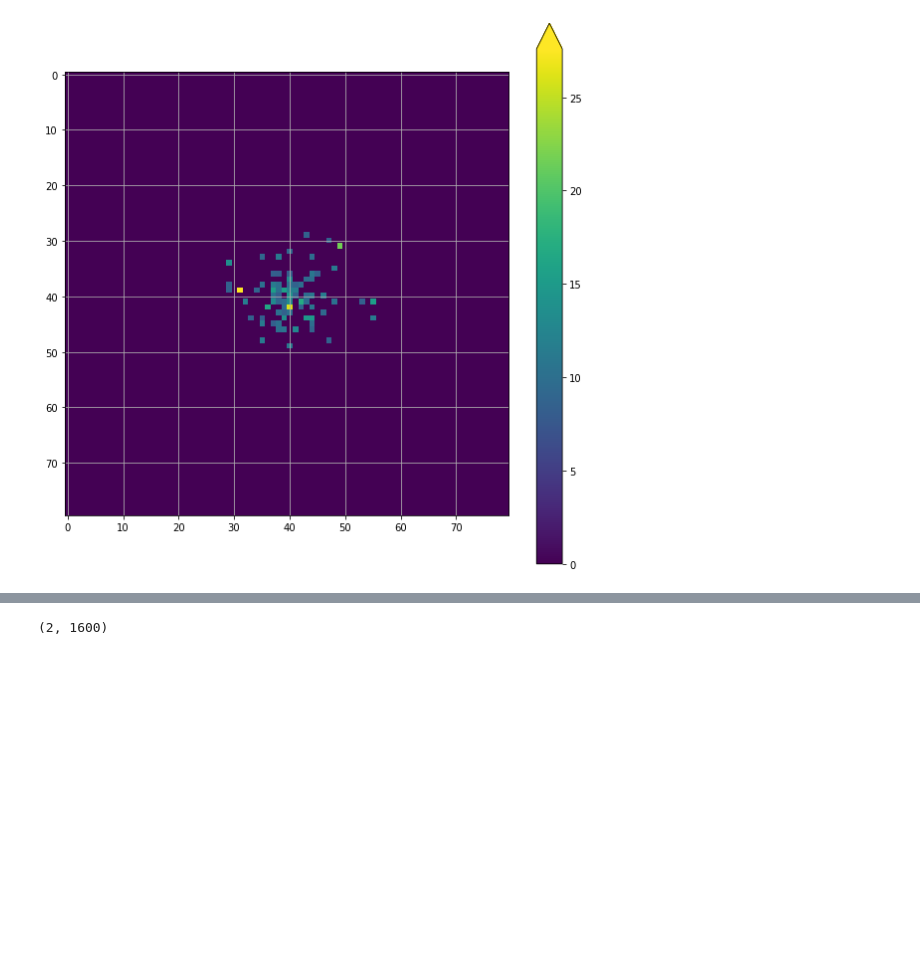
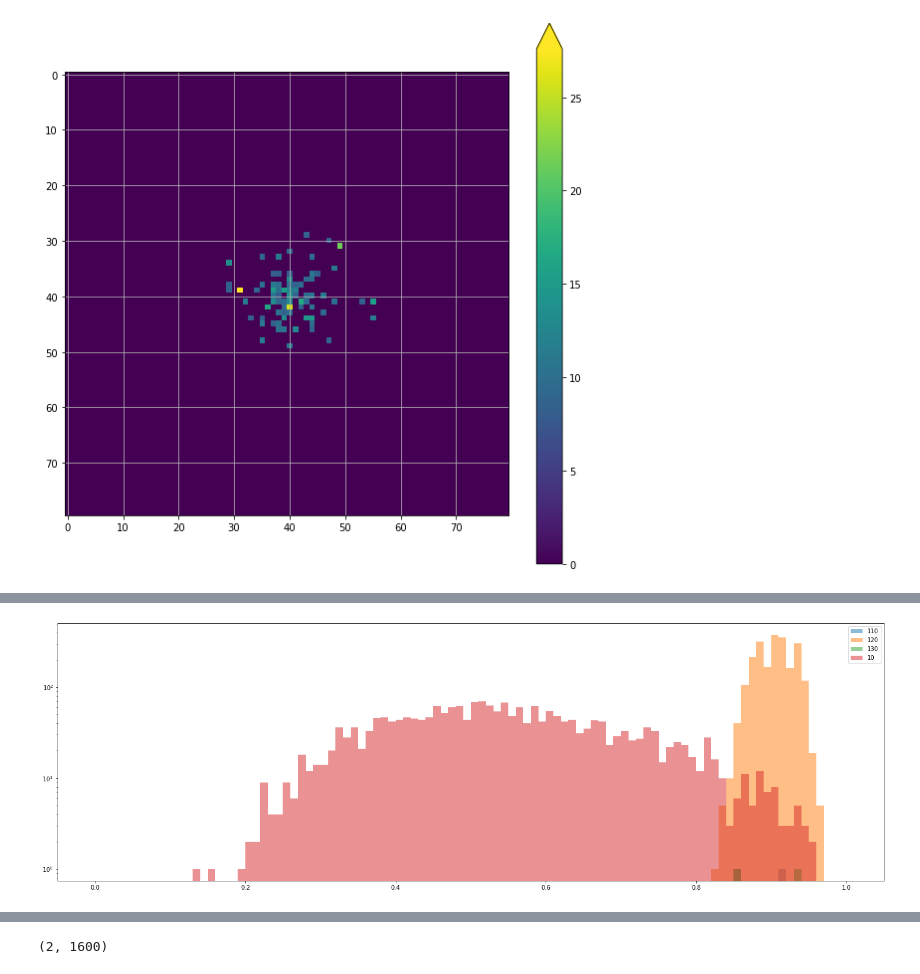
Before and after one commit to KirillRuSS/IDAO-2021-Kirill, a Jupyter notebook: ring.ipynb, the cells around one changed output, grey strips where cells are left out. Drawn from its saved outputs; the diff is of its cells as text; code cells hidden in the pictures; blank space fills up the shorter version.

```diff
--- a/ring.ipynb
+++ b/ring.ipynb
@@ -340,0 +200,33 @@ ValueError: cannot reshape array of size 147 into shape (5,5)
+# %%
+x, y = get_train_data(available_energy_values=[10, 20, 30], input_shape=(250, 250), values_linear_transformation=False, center_by_max=False, short_load=False)
+x = np.array(x)[:,:,:,0]
+y = (np.array(y)[:, 1]+np.array(y)[:, 0]*100).reshape((-1, 1)).astype(np.float)
+
+x_10 = x[y.reshape(-1)==10]
+x_20 = x[y.reshape(-1)==20]
+x_30 = x[y.reshape(-1)==30]
+x_110 = x[y.reshape(-1)==110]
+x_120 = x[y.reshape(-1)==120]
+x_130 = x[y.reshape(-1)==130]
+# %%
+x_110 = x[y.reshape(-1)==110]
+x_120 = x[y.reshape(-1)==120]
+x_130 = x[y.reshape(-1)==130]
+# %%
+circular_ratio_10 = np.array(Parallel(n_jobs=c.NUM_CORES)(delayed(get_circular_ratio)(img) for img in tqdm(x_10)))
+circular_ratio_30 = np.array(Parallel(n_jobs=c.NUM_CORES)(delayed(get_circular_ratio)(img) for img in tqdm(x_30)))
+
+circular_ratio_110 = np.array(Parallel(n_jobs=c.NUM_CORES)(delayed(get_circular_ratio)(img) for img in tqdm(x_110)))
+circular_ratio_120 = np.array(Parallel(n_jobs=c.NUM_CORES)(delayed(get_circular_ratio)(img) for img in tqdm(x_120)))
+circular_ratio_130 = np.array(Parallel(n_jobs=c.NUM_CORES)(delayed(get_circular_ratio)(img) for img in tqdm(x_130)))
+# %%
+plt.rcParams["figure.figsize"] = (25, 8)
+plt.hist(circular_ratio_110, bins=100, alpha=0.5, range=(0, 1), log=True, label='110')
+plt.hist(circular_ratio_120, bins=100, alpha=0.5, range=(0, 1), log=True, label='120')
+plt.hist(circular_ratio_130, bins=100, alpha=0.5, range=(0, 1), log=True, label='130')
+plt.hist(circular_ratio_10, bins=100, alpha=0.5, range=(0, 1), log=True, label='10')
+
+plt.legend()
+plt.show()
+# %% [output]
+[figure, added]
```
Also changed, not shown: parts of 40 cells of this notebook, 2 other files.
